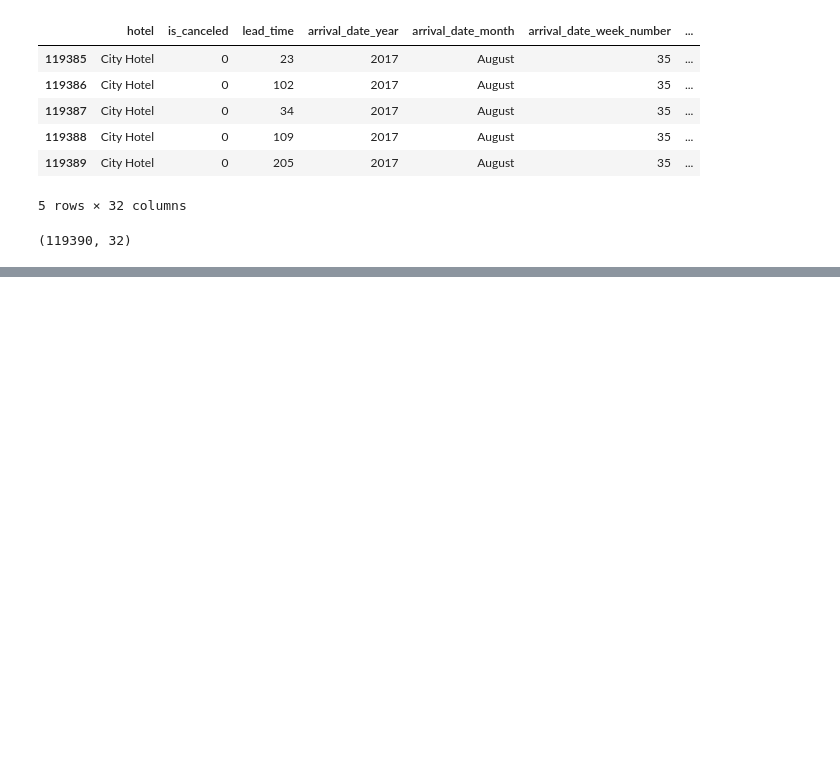
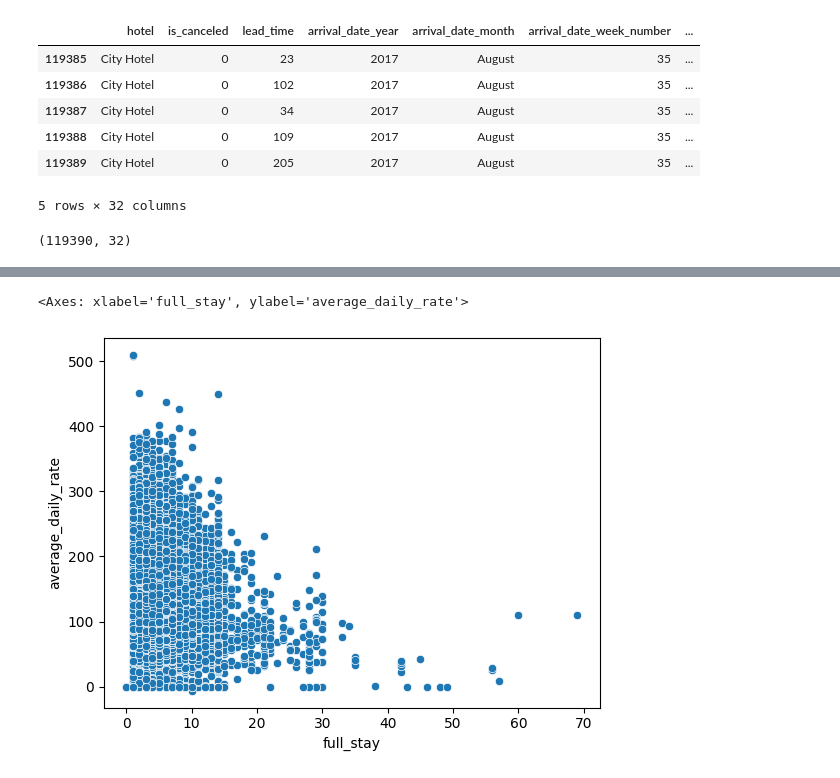
Before and after one commit to vishant750/hotelbookinganalysis, a Jupyter notebook: EDA_Hotel_Analysis.ipynb, the cells around one changed output, grey strips where cells are left out. Cells and saved outputs as stored; diff of their text form; code cells hidden in the pictures; blank space fills up the shorter version.

```diff
--- a/EDA_Hotel_Analysis.ipynb
+++ b/EDA_Hotel_Analysis.ipynb
@@ -75,0 +225,8 @@ hotel_data.shape #Shape of the dataset i.e, the number of rows and columns in th
+# %%
+filt=hotel_df['average_daily_rate']>5000
+hotel_df.drop(hotel_df[filt].index,inplace=True)
+# %%
+sns.scatterplot(x='full_stay',y='average_daily_rate',data=hotel_df)
+# %% [output]
+<Axes: xlabel='full_stay', ylabel='average_daily_rate'>
+[figure, added]
```
Also changed, not shown: parts of 22 cells of this notebook.
